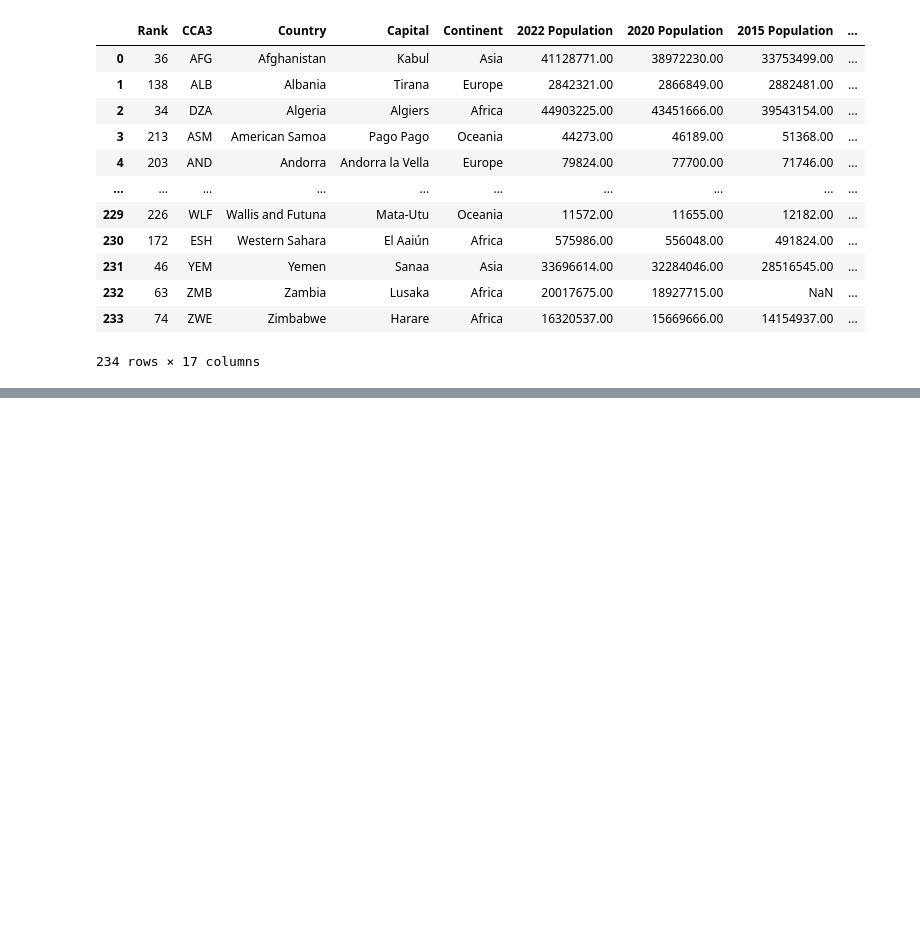
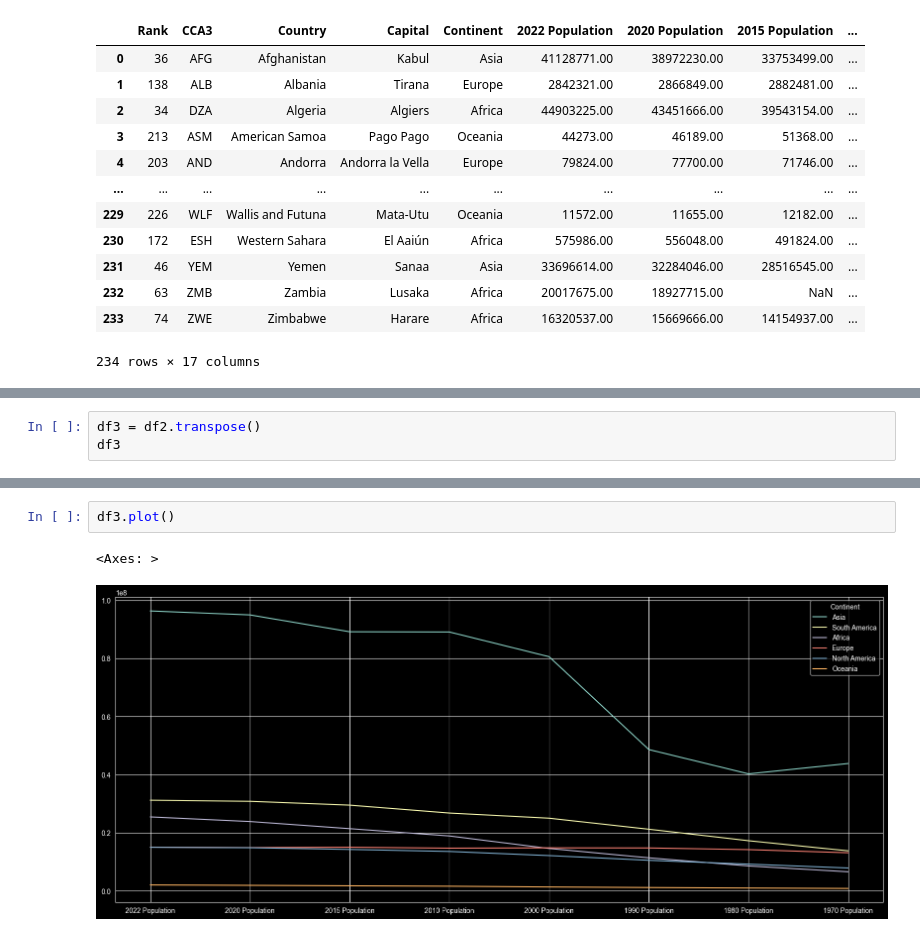
Before and after one commit to krasigarev/Exploratory-Data-Analysis-in-Pandas, a Jupyter notebook: EDA_project_1.ipynb, the cells around one changed output, grey strips where cells are left out. Saved outputs shown, nothing was run; the diff lists cells and outputs as text; blank space fills up the shorter version.

```diff
--- a/EDA_project_1.ipynb
+++ b/EDA_project_1.ipynb
@@ -233,0 +324,3 @@ df
+# %%
+df3 = df2.transpose()
+df3
@@ -233,0 +357,5 @@ df
+# %%
+df3.plot()
+# %% [output]
+<Axes: >
+[figure, added]
```
Also changed, not shown: parts of 16 cells of this notebook.
